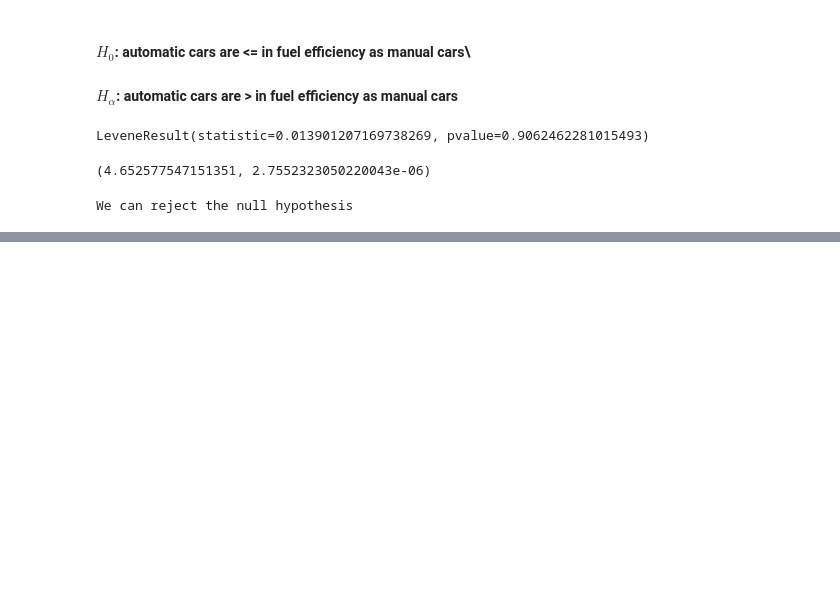
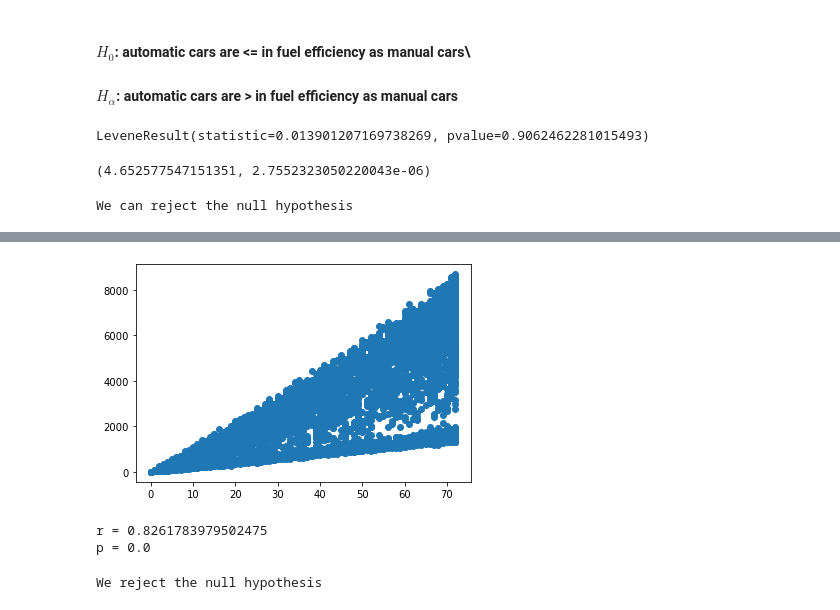
Before and after one commit to VincentBanuelos/statistics-exercises, a Jupyter notebook: hypothesis_testing.ipynb, the cells around one changed output, grey strips where cells are left out. Saved outputs shown, nothing was run; the diff lists cells and outputs as text; code cells hidden in the pictures; blank space fills up the shorter version.

Commit message:
adding correlations exercises

```diff
--- a/hypothesis_testing.ipynb
+++ b/hypothesis_testing.ipynb
@@ -319,0 +382,36 @@ We can reject the null hypothesis
+# %%
+# Total charges?
+
+# hypothesis
+# H0: There is no linear correlation between tenure and total charges
+# Ha: There is a linear correlation between tenure and total charges
+
+# replacing empty values in totalCharges with 0
+df['TotalCharges'] = pd.to_numeric(df['TotalCharges'],errors='coerce')
+df = df.replace(np.nan, 0)
+
+# assigning columns to variables as series
+x = df.tenure
+y = df.TotalCharges
+# %%
+plt.scatter(df.tenure, df.TotalCharges)
+plt.show()
+# %% [output]
+[figure, added]
+# %%
+#RUN STATS.PEARSONR
+r, p = stats.pearsonr(x, y)
+
+print('r =', r)
+print('p =', p)
+# %% [output]
+r = 0.8261783979502475
+p = 0.0
+# %%
+#evaluate p-value
+if p < alpha:
+    print("We reject the null hypothesis")
+else:
+    print("We fail to reject the null hypothesis")
+# %% [output]
+We reject the null hypothesis
```
Also changed, not shown: parts of 48 cells of this notebook.
